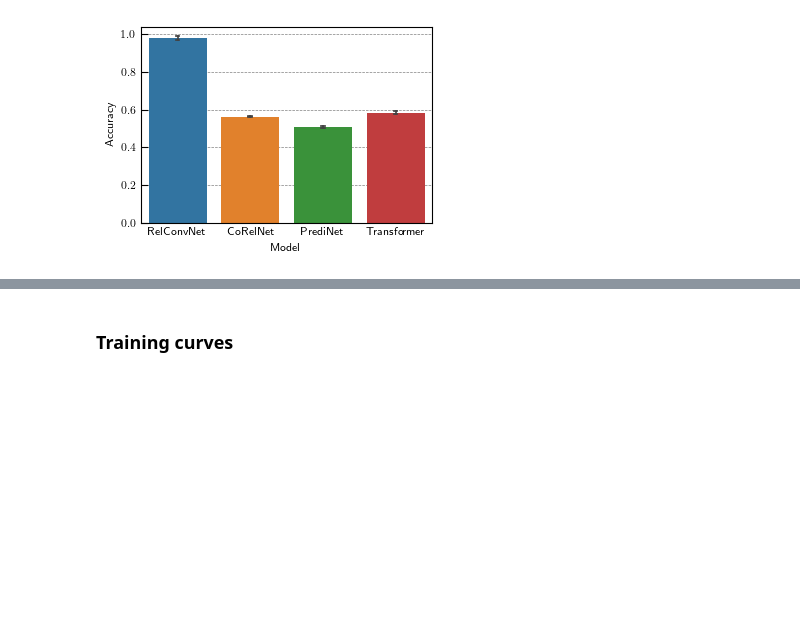
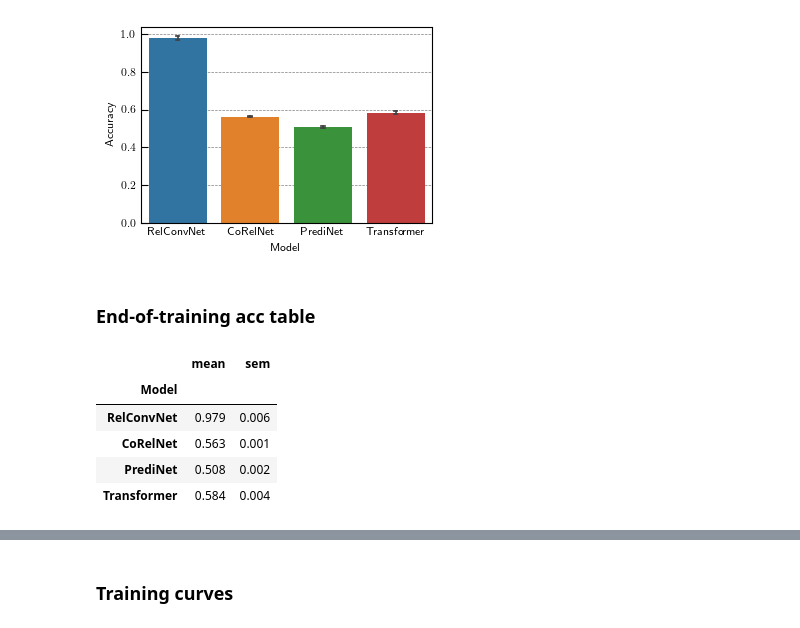
Before and after one commit to Awni00/relational-convolutions, a Jupyter notebook: paper_figures/generate_figures_tables.ipynb, the cells around one changed output, grey strips where cells are left out. Cells and saved outputs as stored; diff of their text form; code cells hidden in the pictures; blank space fills up the shorter version.

Commit message:
added generation of table for set experiments

```diff
--- a/paper_figures/generate_figures_tables.ipynb
+++ b/paper_figures/generate_figures_tables.ipynb
@@ -396,3 +396,16 @@ fig.set_tight_layout(True)
 fig.savefig(f'{save_dir}/contains_set_acc.pdf')
 # %% [output]
 [figure]
+# %% [markdown]
+### End-of-training acc table
+# %%
+agg_df = results_df.groupby(['Model'])['Accuracy'].aggregate(['mean', 'sem'])
+agg_df = agg_df.round(3)
+agg_df
+# %% [output]
+|  | mean | sem |
+| Model |  |  |
+| RelConvNet | 0.979 | 0.006 |
+| CoRelNet | 0.563 | 0.001 |
+| PrediNet | 0.508 | 0.002 |
+| Transformer | 0.584 | 0.004 |
```
Also changed, not shown: parts of 2 cells of this notebook.
